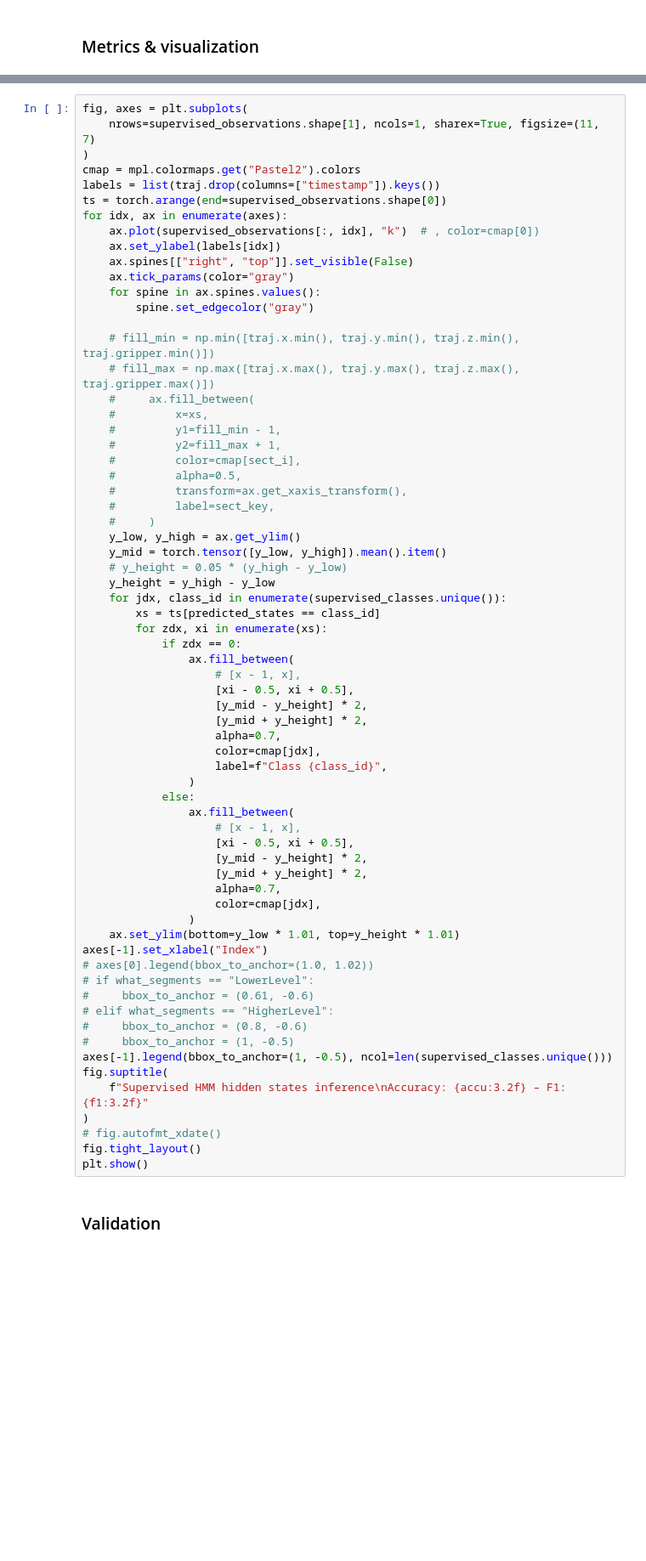
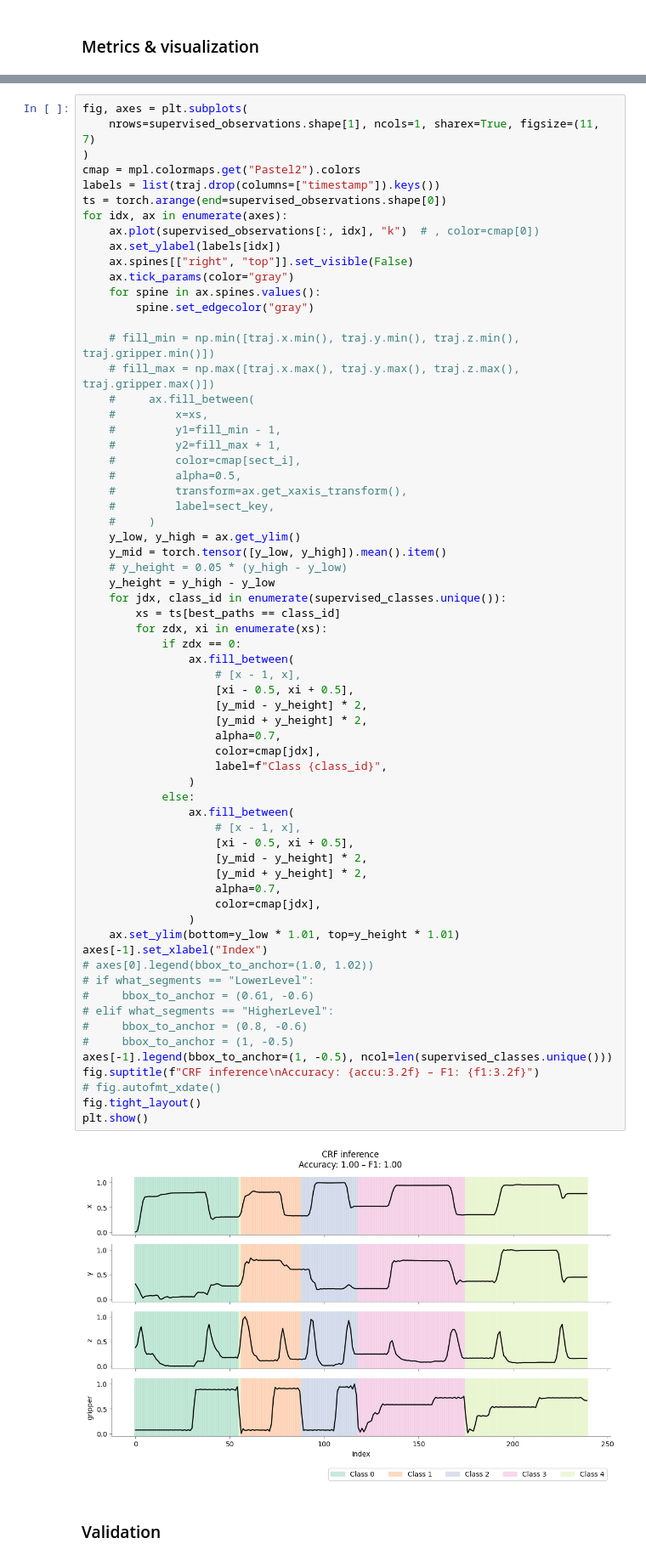
Before and after one commit to AlexanderHIth/temporaryforLSTMTesting, a Jupyter notebook: CRF-segmentation.ipynb, the cells around one changed output, grey strips where cells are left out. Shown at 85% size. Saved outputs shown, nothing was run; the diff lists cells and outputs as text; blank space fills up the shorter version.

```diff
--- a/CRF-segmentation.ipynb
+++ b/CRF-segmentation.ipynb
@@ -835,42 +868,42 @@ for idx, ax in enumerate(axes):
     # y_height = 0.05 * (y_high - y_low)
     y_height = y_high - y_low
     for jdx, class_id in enumerate(supervised_classes.unique()):
-        xs = ts[predicted_states == class_id]
+        xs = ts[best_paths == class_id]
         for zdx, xi in enumerate(xs):
             if zdx == 0:
                 ax.fill_between(
                     # [x - 1, x],
                     [xi - 0.5, xi + 0.5],
                     [y_mid - y_height] * 2,
                     [y_mid + y_height] * 2,
                     alpha=0.7,
                     color=cmap[jdx],
                     label=f"Class {class_id}",
                 )
             else:
                 ax.fill_between(
                     # [x - 1, x],
                     [xi - 0.5, xi + 0.5],
                     [y_mid - y_height] * 2,
                     [y_mid + y_height] * 2,
                     alpha=0.7,
                     color=cmap[jdx],
                 )
     ax.set_ylim(bottom=y_low * 1.01, top=y_height * 1.01)
 axes[-1].set_xlabel("Index")
 # axes[0].legend(bbox_to_anchor=(1.0, 1.02))
 # if what_segments == "LowerLevel":
 #     bbox_to_anchor = (0.61, -0.6)
 # elif what_segments == "HigherLevel":
 #     bbox_to_anchor = (0.8, -0.6)
 #     bbox_to_anchor = (1, -0.5)
 axes[-1].legend(bbox_to_anchor=(1, -0.5), ncol=len(supervised_classes.unique()))
-fig.suptitle(
-    f"Supervised HMM hidden states inference\nAccuracy: {accu:3.2f} – F1: {f1:3.2f}"
-)
+fig.suptitle(f"CRF inference\nAccuracy: {accu:3.2f} – F1: {f1:3.2f}")
 # fig.autofmt_xdate()
 fig.tight_layout()
 plt.show()
+# %% [output]
+[figure, added]
 # %% [markdown]
 ### Validation
 # %%
```
Also changed, not shown: parts of 34 cells of this notebook.
